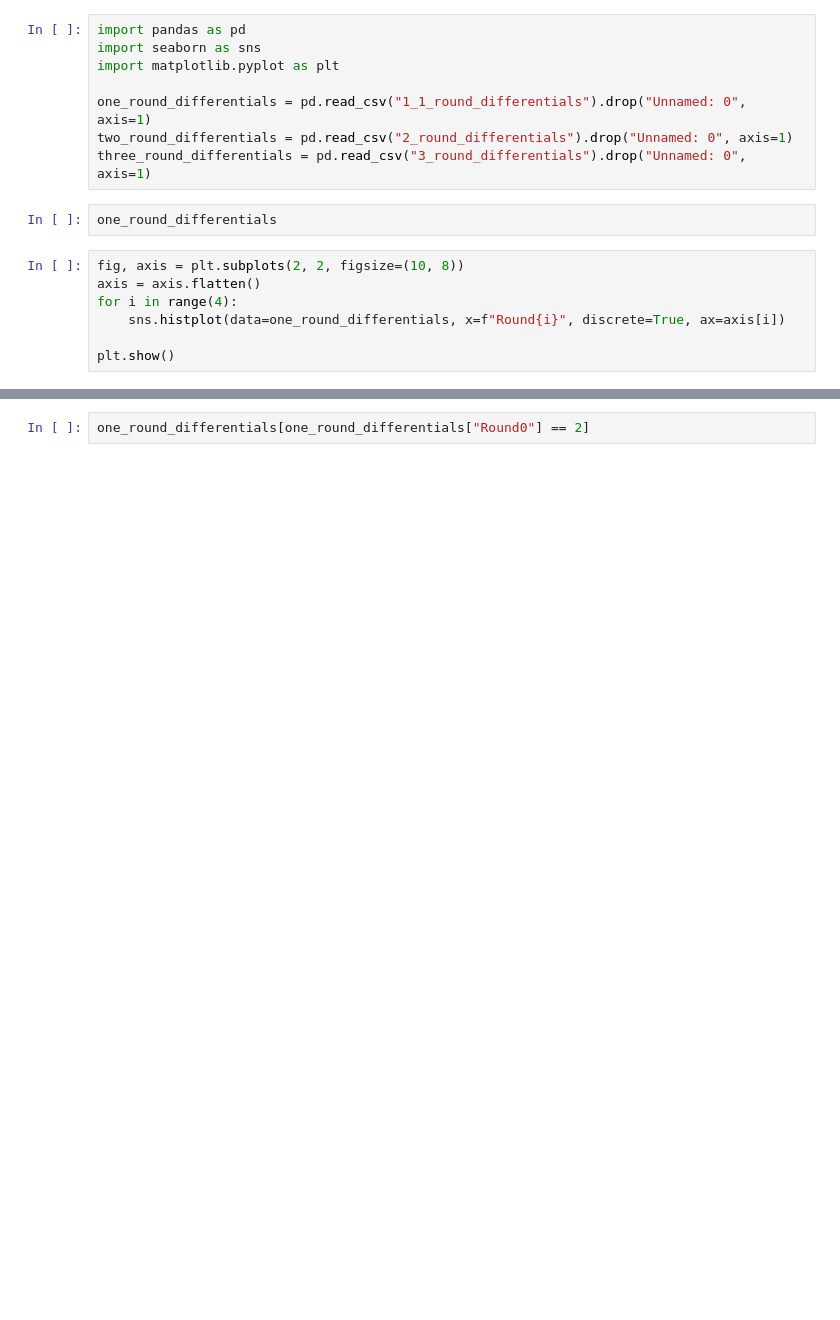
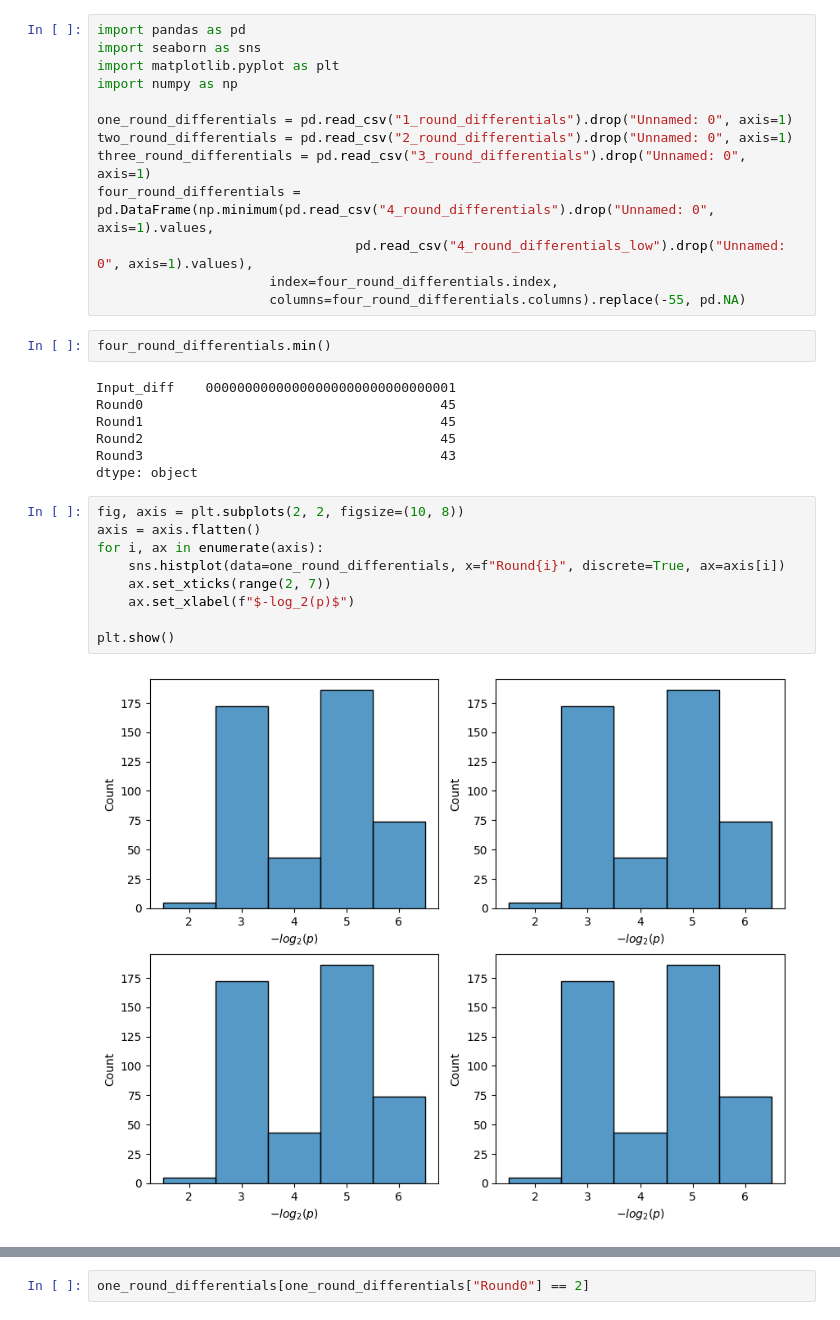
Before and after one commit to t-ESC/Dialga-Cryptanalysis, a Jupyter notebook: output/analysis.ipynb, the cells around one changed output, grey strips where cells are left out. Drawn from its saved outputs; the diff is of its cells as text; blank space fills up the shorter version.

Commit message:
Visualize Round 4 results

```diff
--- a/output/analysis.ipynb
+++ b/output/analysis.ipynb
@@ -2,19 +2,35 @@
 import pandas as pd
 import seaborn as sns
 import matplotlib.pyplot as plt
+import numpy as np
 
-one_round_differentials = pd.read_csv("1_1_round_differentials").drop("Unnamed: 0", axis=1)
+one_round_differentials = pd.read_csv("1_round_differentials").drop("Unnamed: 0", axis=1)
 two_round_differentials = pd.read_csv("2_round_differentials").drop("Unnamed: 0", axis=1)
 three_round_differentials = pd.read_csv("3_round_differentials").drop("Unnamed: 0", axis=1)
+four_round_differentials = pd.DataFrame(np.minimum(pd.read_csv("4_round_differentials").drop("Unnamed: 0", axis=1).values,
+                                 pd.read_csv("4_round_differentials_low").drop("Unnamed: 0", axis=1).values),
+                      index=four_round_differentials.index,
+                      columns=four_round_differentials.columns).replace(-55, pd.NA)
 # %%
-one_round_differentials
+four_round_differentials.min()
+# %% [output]
+Input_diff    00000000000000000000000000000001
+Round0                                      45
+Round1                                      45
+Round2                                      45
+Round3                                      43
+dtype: object
 # %%
 fig, axis = plt.subplots(2, 2, figsize=(10, 8))
 axis = axis.flatten()
-for i in range(4):
+for i, ax in enumerate(axis):
     sns.histplot(data=one_round_differentials, x=f"Round{i}", discrete=True, ax=axis[i])
+    ax.set_xticks(range(2, 7))
+    ax.set_xlabel(f"$-log_2(p)$")
 
 plt.show()
+# %% [output]
+[figure, added]
 # %%
 fig, axis = plt.subplots(2, 2, figsize=(10, 8))
 axis = axis.flatten()
```
Also changed, not shown: parts of 3 cells of this notebook.
